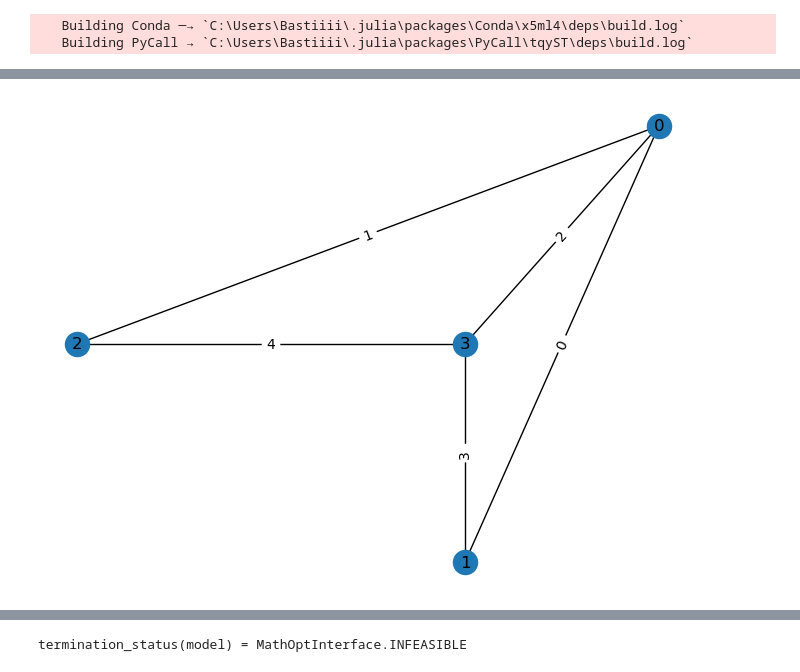
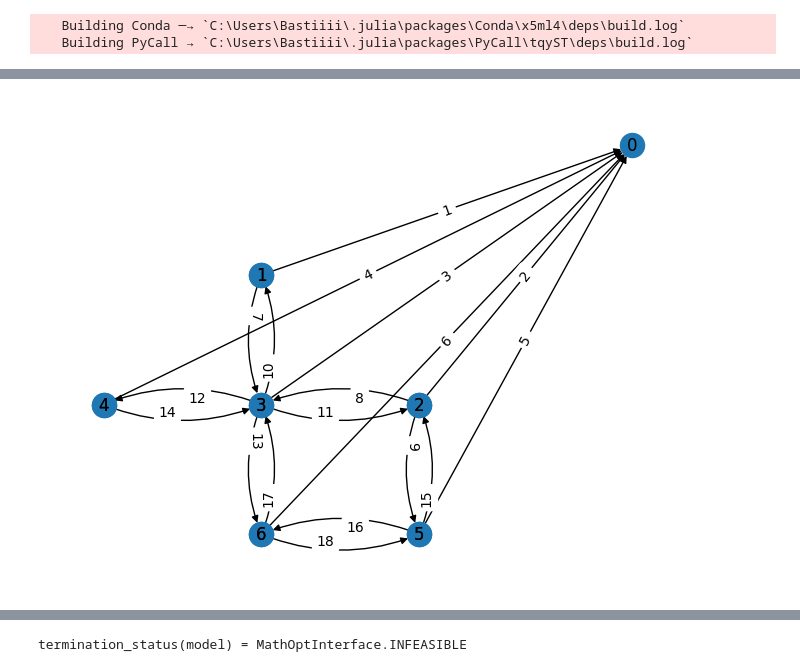
Before and after one commit to djzts/UoH_code, a Jupyter notebook: Minimum Spanning Tree Julia/Julia_python_mix.ipynb, the cells around one changed output, grey strips where cells are left out. Drawn from its saved outputs; the diff is of its cells as text; code cells hidden in the pictures.

```diff
--- a/Minimum Spanning Tree Julia/Julia_python_mix.ipynb
+++ b/Minimum Spanning Tree Julia/Julia_python_mix.ipynb
@@ -140,34 +191,82 @@ Make_Question (generic function with 5 methods)
 # %%
-m = 2
-n = 2
-complete_network,allocation,node_number,pos,nodelabel = Make_Question(n::Int,m::Int);
+m = 3
+n = 3
+complete_network,pos = py"Make_Question"(n,m);
 # %%
 py"""
-import networkx as nx
-import numpy as np
-from collections import defaultdict
-import random
-from numpy import random
+def complete_Graph (network,pos):
+    # Draw the Directed Graph
 
-def Draw_Graph(network,pos):
     G = nx.DiGraph()
-    G = nx.from_numpy_array(network)
+    G = nx.from_numpy_array(network,create_using=nx.DiGraph(directed=True))
+
+    ##
+
+    network_0 = network.copy()
+    network_0[1:,1:] = 0
+
+    G_0 = nx.DiGraph()
+    G_0 = nx.from_numpy_array(network_0,create_using=nx.DiGraph(directed=True))
+
+    nx.draw(G_0,pos,with_labels=True)
+
+    edge_label = {}
+    for j, edge in enumerate(G_0.edges()):
+        edge_label.update({(edge[0],edge[1]): str(j+1)})
+
+    graph = nx.draw_networkx_edge_labels(G_0,pos,edge_labels = edge_label)
+
+    ##
+
+    G_prime, sub_edge_label, sub_graph = sub_Graph (network,pos)
+
+    ##
+    edge_label.update(sub_edge_label)
+    graph.update(sub_graph)
+
+    return G, edge_label, graph
+
+def sub_Graph (network,pos):
+    G_prime = nx.DiGraph()
+    G_prime = nx.from_numpy_array(network,create_using=nx.DiGraph(directed=True))
+    G_prime.remove_node(0)
+
 
     # Label Edge with following rules:
     # 1. num(BUS)<num(branch)
     # 2. priority(BUS)>priority(branch)
-    edge_label = {}
-    for j, edge in enumerate(G.edges()):
-        edge_label.update({(edge[0],edge[1]): str(j)})
+    sub_edge_label = {}
+    sub_edge_label_up = {}
+    sub_edge_label_down = {}
+    sub_edge_label_initial = {}
 
-    #print(edge_label)
-    nx.draw(G,pos,with_labels=True)
-    graph = nx.draw_networkx_edge_labels(G,pos,edge_labels = edge_label)
-    #graph = nx.draw_networkx_edge_labels(G,pos)
-    return G, edge_label, graph
+    for j, edge in enumerate(G_prime.edges()):
+        if edge[1] > edge[0]:
+            sub_edge_label_up.update({(edge[0],edge[1]): str(j+len(pos))})
+        else:
+            sub_edge_label_down.update({(edge[0],edge[1]): str(j+len(pos))})
+
+
+    nx.draw(G_prime,pos,with_labels=True,connectionstyle='arc3, rad = 0.2')
+
+
+    sub_edge_label.update(sub_edge_label_initial)
+    sub_edge_label.update(sub_edge_label_up)
+    sub_edge_label.update(sub_edge_label_down)
+
+    sub_graph_initial = nx.draw_networkx_edge_labels(G_prime,pos,edge_labels = sub_edge_label_initial)
+    sub_graph_up = nx.draw_networkx_edge_labels(G_prime,pos,edge_labels = sub_edge_label_up, label_pos = 0.65, verticalalignment = 'bottom',horizontalalignment = 'right')
+    sub_graph_down = nx.draw_networkx_edge_labels(G_prime,pos,edge_labels = sub_edge_label_down, label_pos = 0.65, verticalalignment = 'top',horizontalalignment = 'left')
+
+    sub_graph = {}
+    sub_graph.update(sub_graph_initial)
+    sub_graph.update(sub_graph_up)
+    sub_graph.update(sub_graph_down)
+
+    return G_prime, sub_edge_label, sub_graph
 
 """
-G, compelete_label, graph = py"Draw_Graph"(complete_network,pos);
+G, compelete_label, graph = py"complete_Graph"(complete_network,pos);
 # %% [output]
-[figure, old version]
+[figure, new version]
 # %%
```
Also changed, not shown: parts of 12 cells of this notebook, 1 other file.
